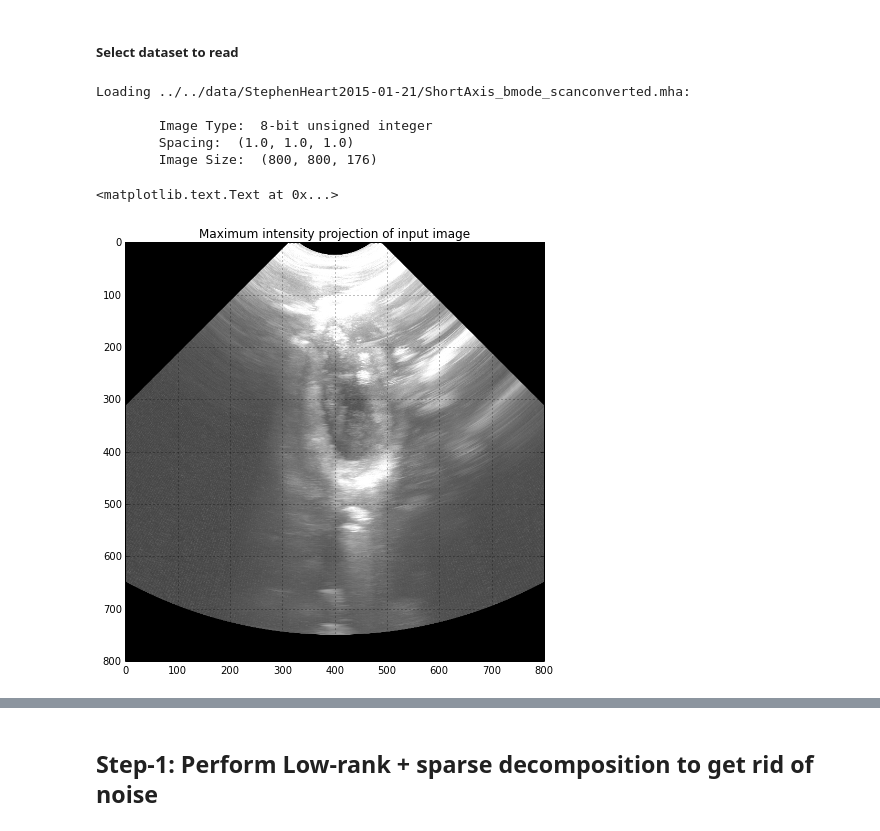
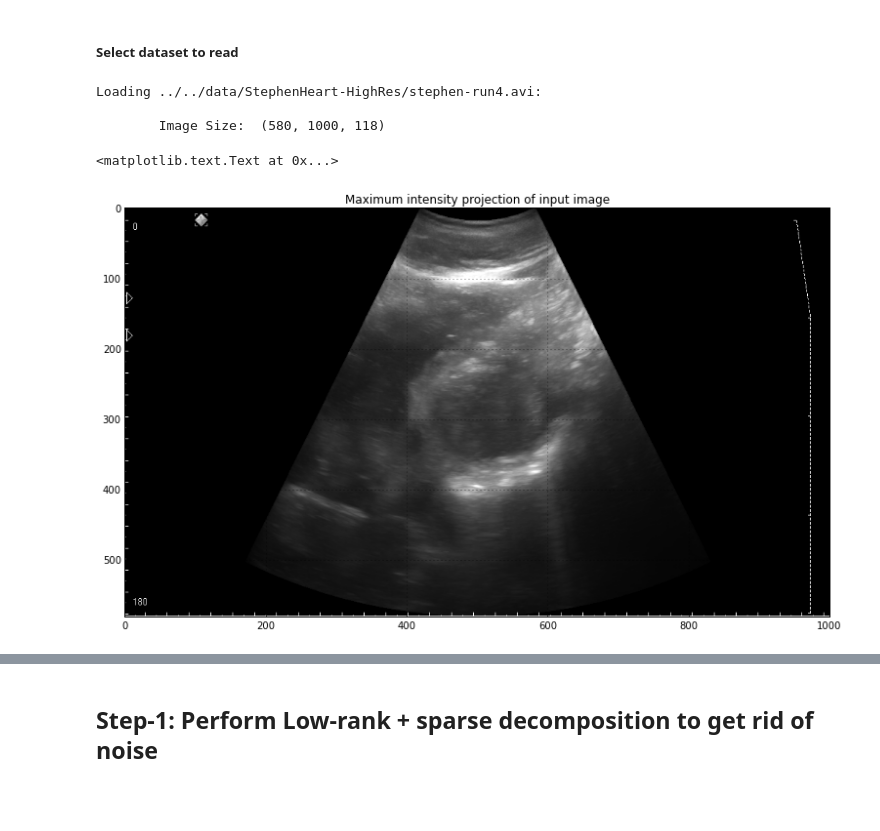
Before and after one commit to KitwareMedical/CardiacUltrasoundPhaseEstimation, a Jupyter notebook: GatingAndSuperresolutionOfPeriodicImageSequence.ipynb, the cells around one changed output, grey strips where cells are left out. Cells and saved outputs as stored; diff of their text form; code cells hidden in the pictures; blank space fills up the shorter version.

```diff
--- a/GatingAndSuperresolutionOfPeriodicImageSequence.ipynb
+++ b/GatingAndSuperresolutionOfPeriodicImageSequence.ipynb
@@ -157,7 +196,8 @@ def convertFromRFtoBMode( imInputRF ):
 # %% [markdown]
 ##### Set the data root directory here
 # %%
-dataRootDir = '../../data/StephenHeart2015-01-21/'
+dataRootDir = '../../data/StephenHeart-HighRes/'
+#dataRootDir = '../../data/StephenHeart2015-01-21/'
 
 # List all readable data files
 dataFiles = {'prefix': [],
@@ -169,7 +209,7 @@ for f in os.listdir(dataRootDir):
 
     prefix, ext = os.path.splitext(f)
 
-    if ext not in ['.mha']:
+    if ext not in ['.mha', '.avi', '.tif']:
         continue
     else:
         print '%d: %s' % (i, f)
@@ -193,8 +225,17 @@ for f in os.listdir(dataRootDir):
 # %% [markdown]
 ##### Select dataset to read
 # %%
-# Set ID of the dataset you want from the list above
-datasetId = 7
+# set parameters
+
+if True: # high-res probe
+    datasetId = 2
+    framesPerSec = 9
+    resizeAmount = 1.0 # for opencv video display
+
+if False: # Low-res probe
+    datasetId = 7
+    framesPerSec = 10
+    resizeAmount = 1.0 # for opencv video display
 
 # load data
 print "\nLoading %s: \n" % (dataFiles['path'][datasetId])
@@ -204,24 +245,31 @@ if dataFiles['ext'][datasetId] == '.mha':
     imInput_sitk = sitk.ReadImage( dataFiles['path'][datasetId] )
 
     print '\tImage Type: ', imInput_sitk.GetPixelIDTypeAsString()
-    print '\tSpacing: ', imInput_sitk.GetSpacing()
-    print '\tImage Size: ', imInput_sitk.GetSize()
 
-    imInput = np.transpose( sitk.GetArrayFromImage( imInput_sitk ), [1, 2, 0] )
+    imInput_highres_uncropped = np.transpose( sitk.GetArrayFromImage( imInput_sitk ), [1, 2, 0] )
+    print '\tSpacing: ', np.transpose( imInput_sitk.GetSpacing(), [1, 2, 0] )
+
+elif dataFiles['ext'][datasetId] in [ '.avi', '.tif' ]:
+
+    imInput_highres_uncropped = loadVideoFromFile( dataFiles['path'][datasetId] )
+
+    if dataFiles['ext'][datasetId] == '.avi':
+
+        imInput_highres_uncropped = imInput_highres_uncropped[:,:,::3]
 
 else:
     raise ValueError('Unknown file type %s' % dataFiles['ext'][datasetId])
+
+print '\tImage Size: ', imInput_highres_uncropped.shape
 # %% [output]
-Loading ../../data/StephenHeart2015-01-21/ShortAxis_bmode_scanconverted.mha:
+Loading ../../data/StephenHeart-HighRes/stephen-run4.avi:
 
-        Image Type:  8-bit unsigned integer
-        Spacing:  (1.0, 1.0, 1.0)
-        Image Size:  (800, 800, 176)
+        Image Size:  (580, 1000, 118)
 # %%
 # show mip
 plt.figure()
-plt.imshow(imInput.max(2))
+plt.imshow(imInput_highres_uncropped.max(2))
 plt.title('Maximum intensity projection of input image')
 # %% [output]
 <matplotlib.text.Text at 0x...>
-[figure, old version]
+[figure, new version]
```
Also changed, not shown: parts of 41 cells of this notebook.
